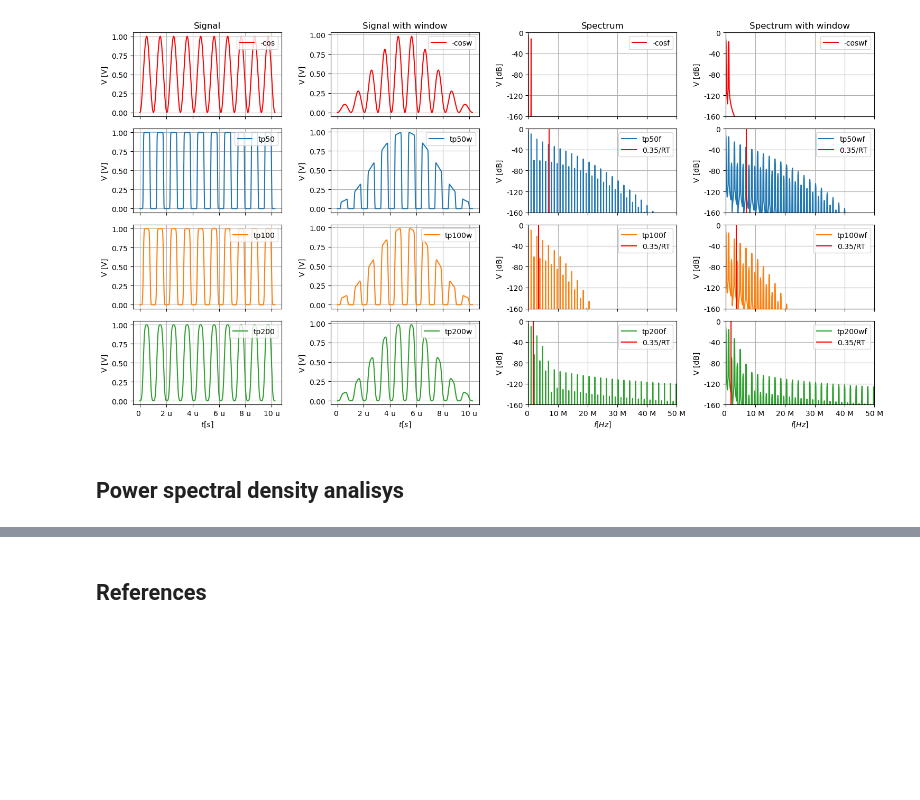
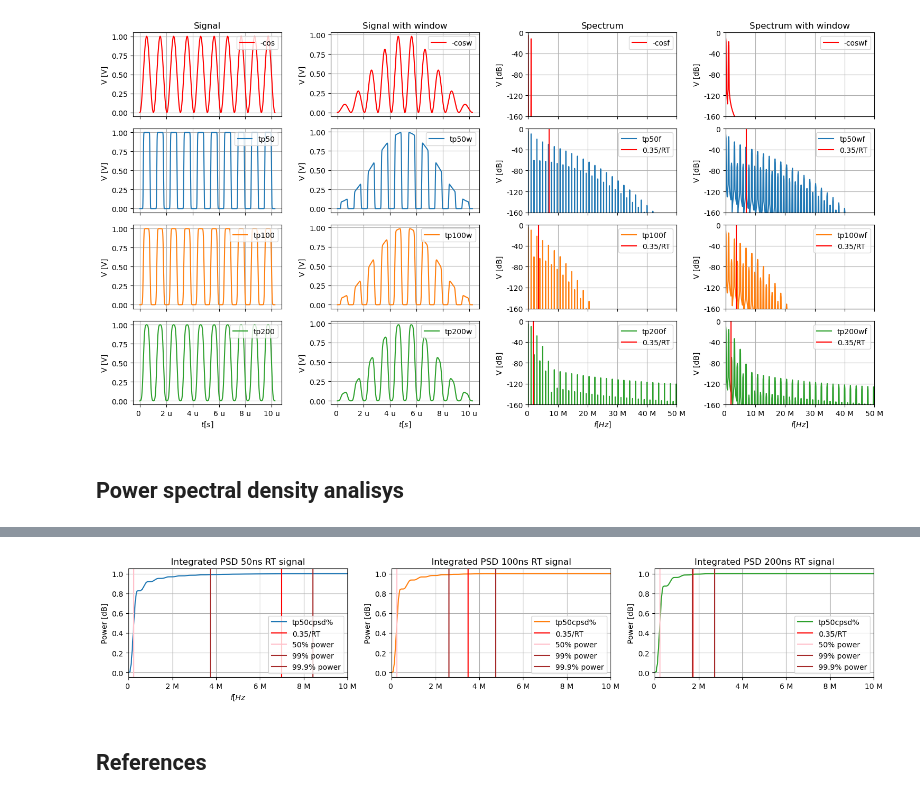
Before and after one commit to krgouveia/pulse_analysis, a Jupyter notebook: pulse analysis.ipynb, the cells around one changed output, grey strips where cells are left out. Drawn from its saved outputs; the diff is of its cells as text; code cells hidden in the pictures; blank space fills up the shorter version.

```diff
--- a/pulse analysis.ipynb
+++ b/pulse analysis.ipynb
@@ -727,0 +711,3 @@ plt.show()
+# %%
+cum_power50p = cum_power50 / cum_power50[-1]
+cum_power50p[:140]
@@ -727,0 +732,3 @@ plt.show()
+# %%
+cum_power100p = cum_power100 / cum_power100[-1]
+cum_power100p[:80]
@@ -727,0 +756,3 @@ plt.show()
+# %%
+cum_power200p = cum_power200 / cum_power200[-1]
+cum_power200p[:50]
@@ -728,3 +837,78 @@ plt.show()
+# %%
+cum_power50p = cum_power50 / cum_power50[-1]
+cum_power100p = cum_power100 / cum_power100[-1]
+cum_power200p = cum_power200 / cum_power200[-1]
+
+#plotting the data
+fig, axs = plt.subplots(nrows = 1, ncols = 3, sharex = 'all', sharey = False)
+
+axs[0].plot(f, cum_power50p, label = 'tp50cpsd%', color = 'tab:blue')
+axs[1].plot(f, cum_power100p, label = 'tp50cpsd%', color = 'tab:orange')
+axs[2].plot(f, cum_power200p, label = 'tp50cpsd%', color = 'tab:green')
+
+#adding the 0.35/RT bandwidth as a vertical red line in the plots
+axs[0].axvline(7 *10**6, 0, 1, color = 'red', label = '0.35/RT')
+axs[1].axvline(3.5 *10**6, 0, 1, color = 'red', label = '0.35/RT')
+axs[2].axvline(1.75 *10**6, 0, 1, color = 'red', label = '0.35/RT')
+
+#adding the 50% power bandwidth as a vertical pink line in the plots
+axs[0].axvline(f_50p_50n, 0, 1, color = 'pink', label = '50% power')
+axs[1].axvline(f_50p_100n, 0, 1, color = 'pink', label = '50% power')
+axs[2].axvline(f_50p_200n, 0, 1, color = 'pink', label = '50% power')
+
+#adding the 99% power bandwidth as a vertical brown line in the plots
+axs[0].axvline(f_99p_50n, 0, 1, color = 'brown', label = '99% power')
+axs[1].axvline(f_99p_100n, 0, 1, color = 'brown', label = '99% power')
+axs[2].axvline(f_99p_200n, 0, 1, color = 'brown', label = '99% power')
+
+#adding the 99.9% power bandwidth as a vertical purple line in the plots
+axs[0].axvline(f_99_9p_50n, 0, 1, color = 'brown', label = '99.9% power')
+axs[1].axvline(f_99_9p_100n, 0, 1, color = 'brown', label = '99.9% power')
+axs[2].axvline(f_99_9p_200n, 0, 1, color = 'brown', label = '99.9% power')
+
+axs[0].set_xlabel('$f [Hz$')
+
+axs[0].set_ylabel('Power [dB]')
+axs[1].set_ylabel('Power [dB]')
+axs[2].set_ylabel('Power [dB]')
+
+axs[0].set_title('Integrated PSD 50ns RT signal')
+axs[1].set_title('Integrated PSD 100ns RT signal')
+axs[2].set_title('Integrated PSD 200ns RT signal')
+
+axs[0].legend(loc="lower right")
+axs[1].legend(loc="lower right")
+axs[2].legend(loc="lower right")
+
+axs[0].grid(True)
+axs[1].grid(True)
+axs[2].grid(True)
+
+axs[0].set_xlim([0, 10 *10**6])
+
+##### Define the formatter function for x-axis ticks
+#Courtesy of ChatGPT
+from matplotlib.ticker import FuncFormatter
+def format_x_ticks(value, _):
+    prefixes = ['p', 'n', 'u', 'm', '', 'k', 'M', 'G', 'T']  # Add more prefixes if needed
+    if value == 0:
+        prefix_index = 4
+    else:
+        prefix_index = int(np.floor(np.log10(abs(value)) / 3)) + 4
+    prefix = prefixes[prefix_index]
+    scaled_value = value / 10**((prefix_index - 4) * 3)
+    return f'{scaled_value:g} {prefix}'
+# Apply the formatter to x-axis ticks
+axs[0].xaxis.set_major_formatter(FuncFormatter(format_x_ticks))
+#####
+
+fig.set_figheight(3)
+fig.set_figwidth(15)
+fig.tight_layout()
+
+plt.show()
+# %% [output]
+[figure, added]
 # %% [markdown]
 ## References
 # %% [markdown]
```
Also changed, not shown: parts of 21 cells of this notebook.
